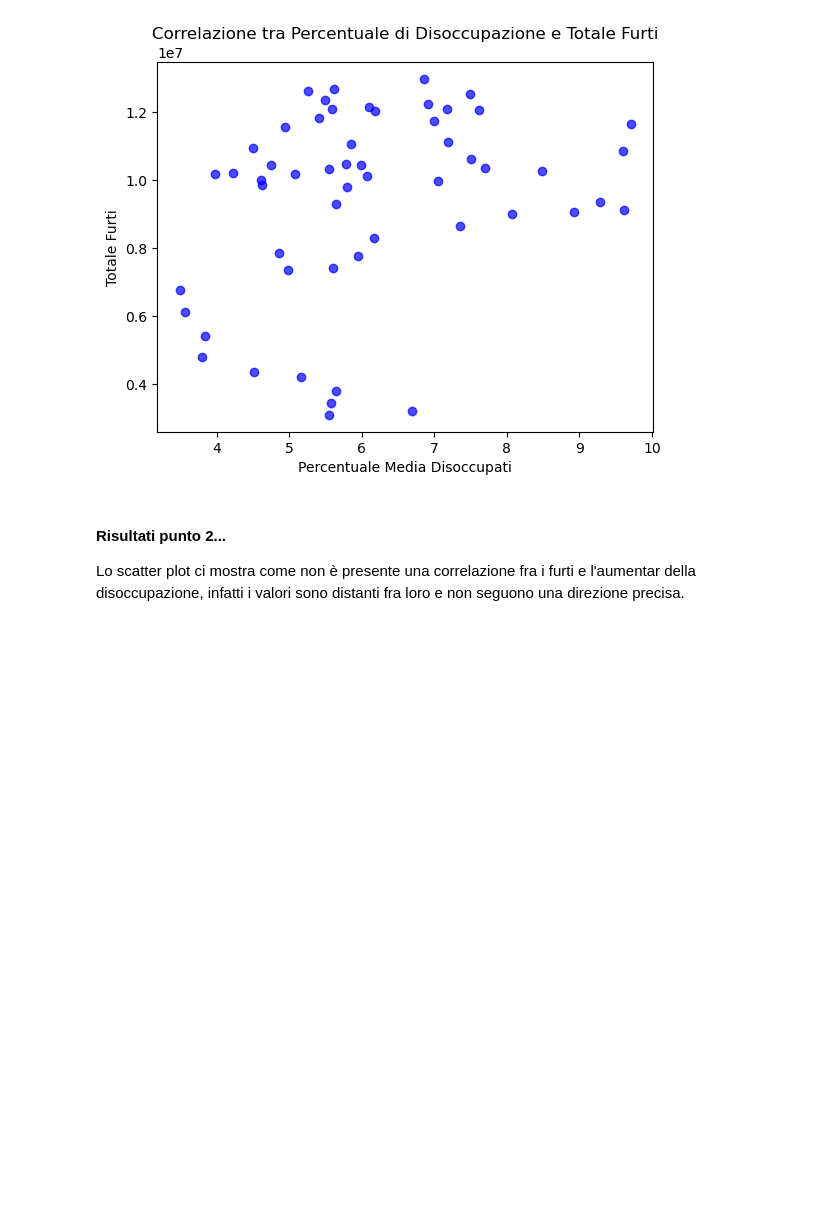
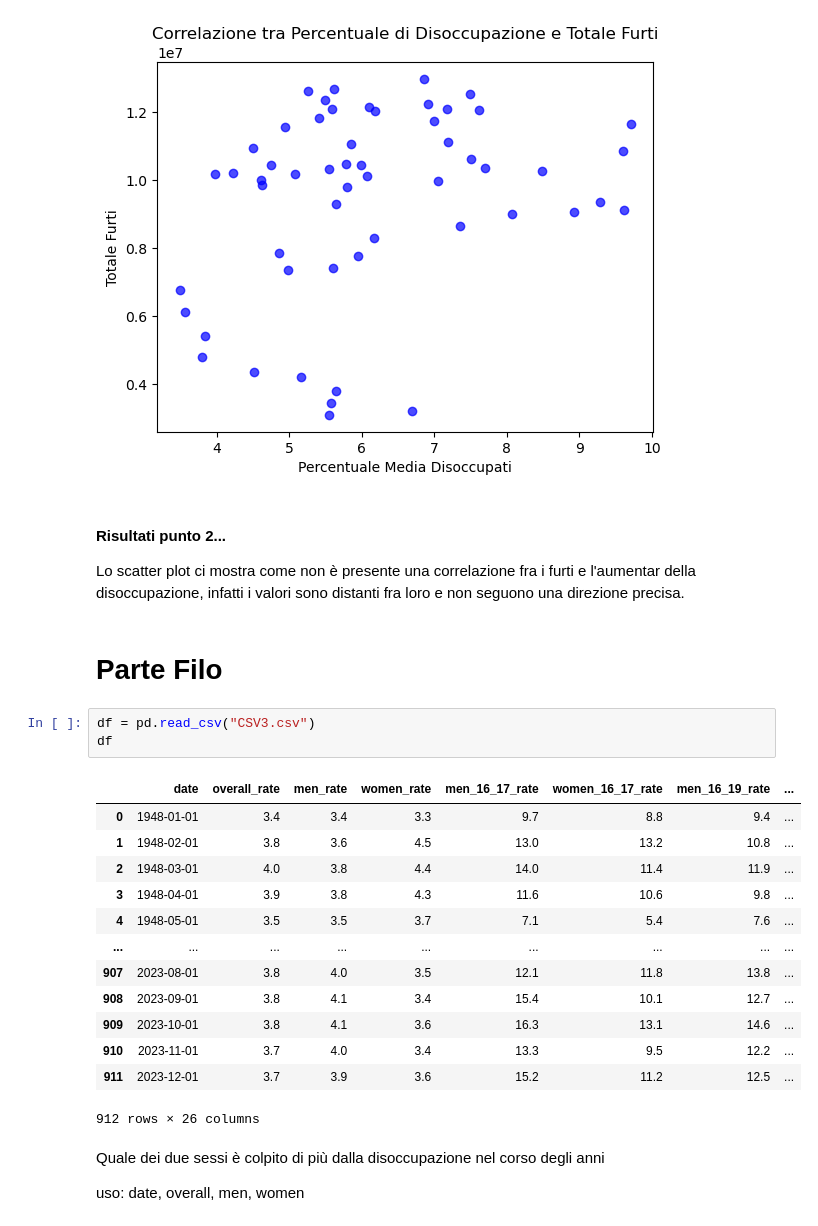
Before and after one commit to MatteoCalvanico/DataAnalytics-Project, a Jupyter notebook: Progetto.ipynb, the cells around one changed output. Saved outputs shown, nothing was run; the diff lists cells and outputs as text; blank space fills up the shorter version.

Commit message:
init Filo part

```diff
--- a/Progetto.ipynb
+++ b/Progetto.ipynb
@@ -240,3 +240,26 @@ plt.show()
 #### Risultati punto 2...
 
 Lo scatter plot ci mostra come non è presente una correlazione fra i furti e l'aumentar della disoccupazione, infatti i valori sono distanti fra loro e non seguono una direzione precisa.
+# %% [markdown]
+# Parte Filo
+# %%
+df = pd.read_csv("CSV3.csv")
+df
+# %% [output]
+|  | date | overall_rate | men_rate | women_rate | men_16_17_rate | women_16_17_rate | men_16_19_rate | ... |
+| 0 | 1948-01-01 | 3.4 | 3.4 | 3.3 | 9.7 | 8.8 | 9.4 | ... |
+| 1 | 1948-02-01 | 3.8 | 3.6 | 4.5 | 13.0 | 13.2 | 10.8 | ... |
+| 2 | 1948-03-01 | 4.0 | 3.8 | 4.4 | 14.0 | 11.4 | 11.9 | ... |
+| 3 | 1948-04-01 | 3.9 | 3.8 | 4.3 | 11.6 | 10.6 | 9.8 | ... |
+| 4 | 1948-05-01 | 3.5 | 3.5 | 3.7 | 7.1 | 5.4 | 7.6 | ... |
+| ... | ... | ... | ... | ... | ... | ... | ... | ... |
+| 907 | 2023-08-01 | 3.8 | 4.0 | 3.5 | 12.1 | 11.8 | 13.8 | ... |
+| 908 | 2023-09-01 | 3.8 | 4.1 | 3.4 | 15.4 | 10.1 | 12.7 | ... |
+| 909 | 2023-10-01 | 3.8 | 4.1 | 3.6 | 16.3 | 13.1 | 14.6 | ... |
+| 910 | 2023-11-01 | 3.7 | 4.0 | 3.4 | 13.3 | 9.5 | 12.2 | ... |
+| 911 | 2023-12-01 | 3.7 | 3.9 | 3.6 | 15.2 | 11.2 | 12.5 | ... |
+912 rows × 26 columns
+# %% [markdown]
+Quale dei due sessi è colpito di più dalla disoccupazione nel corso degli anni
+
+uso: date, overall, men, women
```
Also changed, not shown: parts of 1 cell of this notebook, 1 other file.
